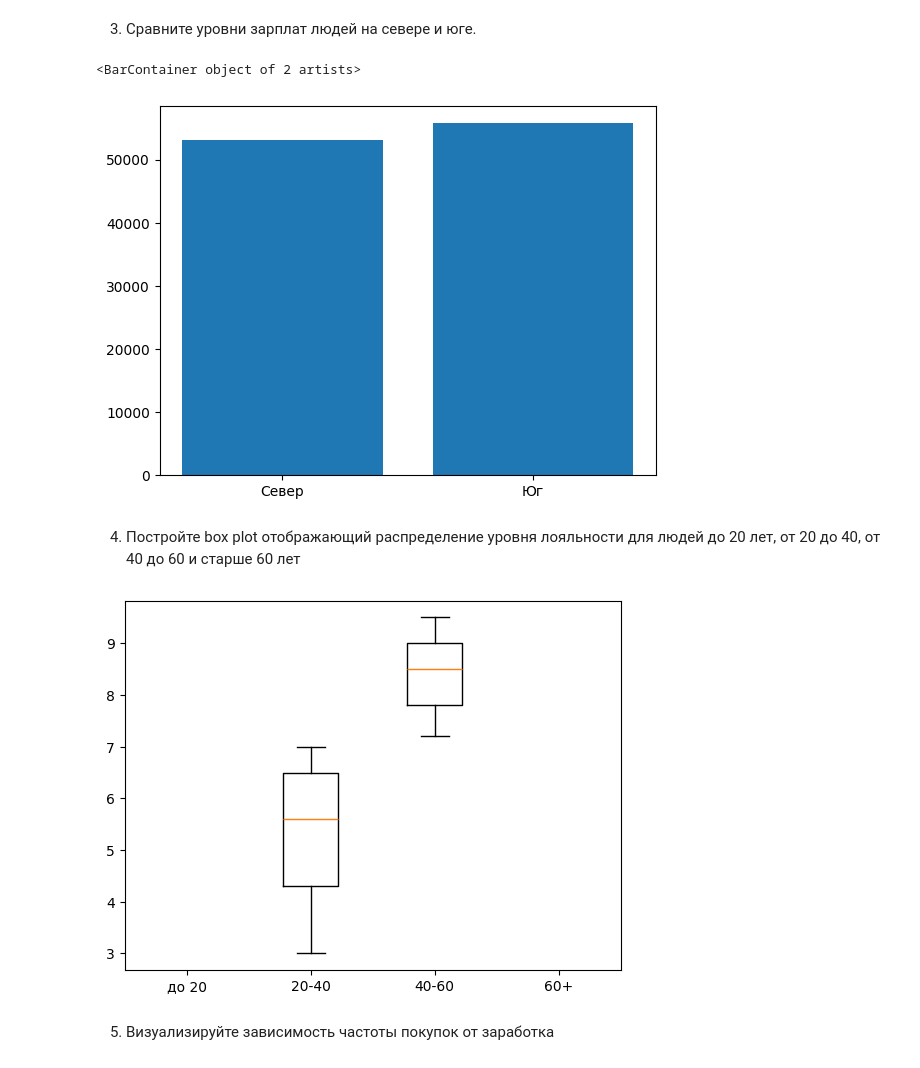
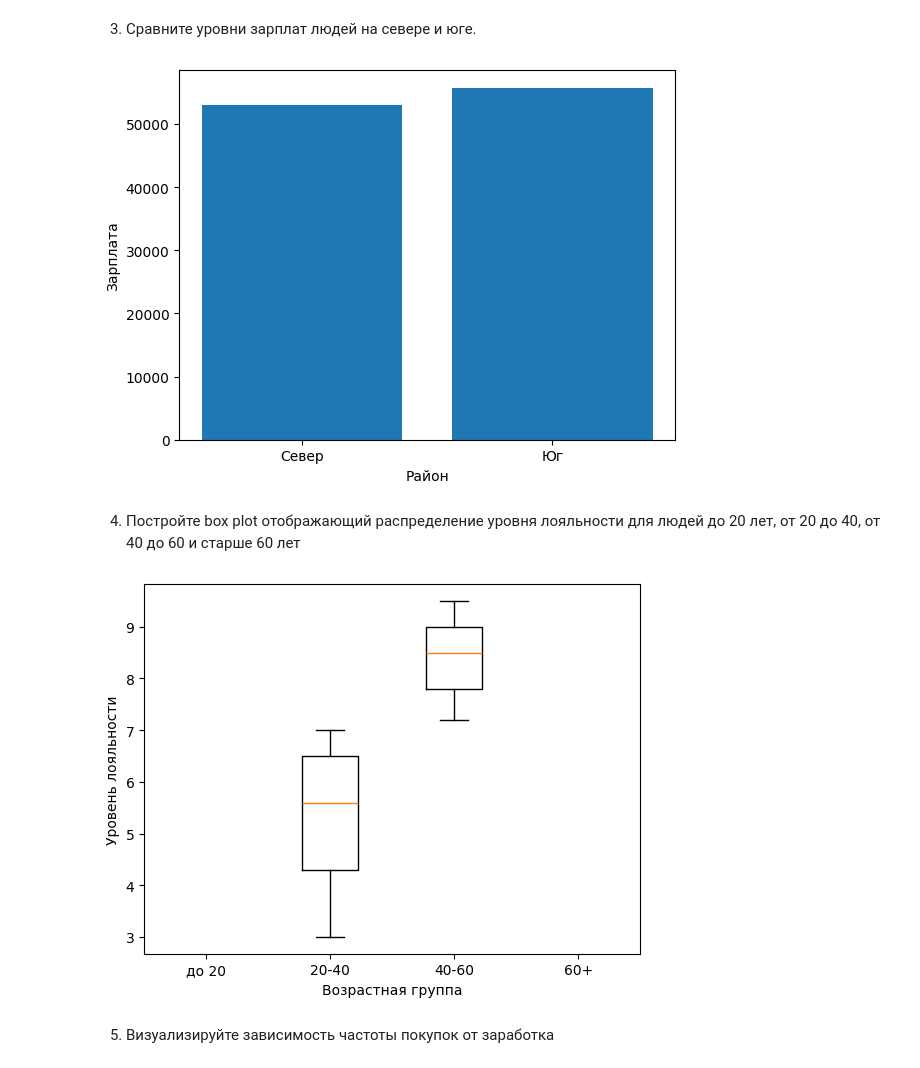
Before and after one commit to zloyaloha/ML, a Jupyter notebook: lab1.ipynb, the cells around one changed output. Drawn from its saved outputs; the diff is of its cells as text; code cells hidden in the pictures.

```diff
--- a/lab1.ipynb
+++ b/lab1.ipynb
@@ -315,17 +327,17 @@ plt.show()
 # %%
 
 north_data = df[df["region"] == "North"]
 south_data = df[df["region"] == "South"]
 
-# Расчет средних зарплат
 north_mean = north_data["annual_income"].mean()
 south_mean = south_data["annual_income"].mean()
 plt.bar(['Север', 'Юг'], [north_mean, south_mean])
-# plt.bar(data.index,
-#         data["annual_income"])
+
+plt.xlabel('Район')
+plt.ylabel('Зарплата')
+plt.show()
 # %% [output]
-<BarContainer object of 2 artists>
-[figure, old version]
+[figure, new version]
 # %% [markdown]
 4. Постройте box plot отображающий распределение уровня лояльности для людей до 20 лет, от 20 до 40, от 40 до 60 и старше 60 лет
 # %%
@@ -336,8 +348,10 @@ df60 = df[(df["age"] >= 60)]["loyalty_score"]
 data = [df20, df2040, df4060, df60]
 labels = ['до 20', '20-40', '40-60', '60+']
 plt.boxplot(data,tick_labels=labels)
+plt.xlabel('Возрастная группа')
+plt.ylabel('Уровень лояльности')
 plt.show()
 # %% [output]
-[figure, old version]
+[figure, new version]
 # %% [markdown]
 5. Визуализируйте зависимость частоты покупок от заработка
```
Also changed, not shown: parts of 7 cells of this notebook.
